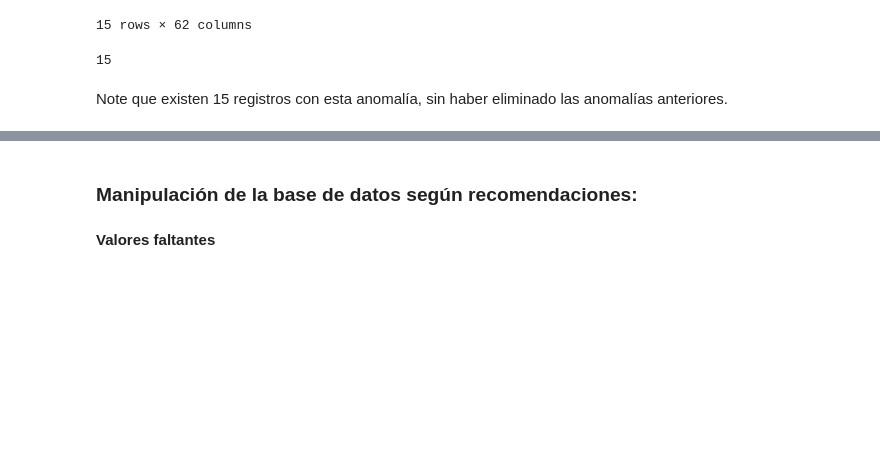
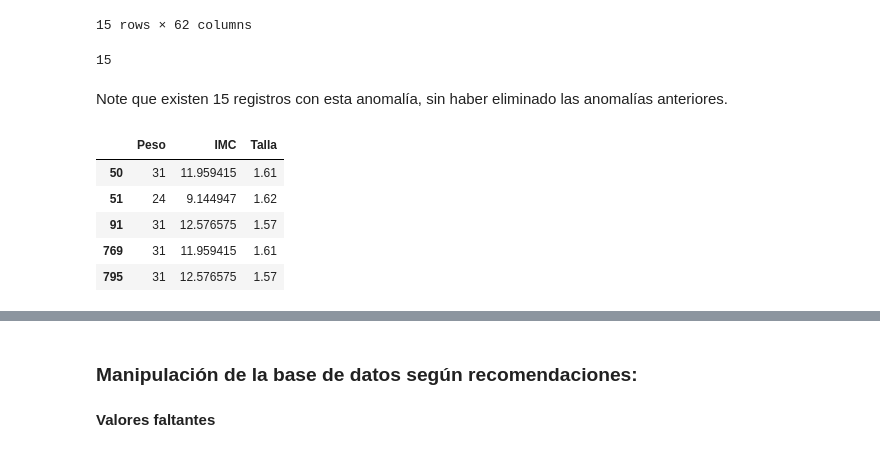
Before and after one commit to Maan0322/ERC_DATOS_MANUESCRITO, a Jupyter notebook: _sources/erc_afro.ipynb, the cells around one changed output, grey strips where cells are left out. Cells and saved outputs as stored; diff of their text form; code cells hidden in the pictures; blank space fills up the shorter version.

```diff
--- a/_sources/erc_afro.ipynb
+++ b/_sources/erc_afro.ipynb
@@ -604,3 +628,12 @@ len(IMC_BAJO)
 15
 # %% [markdown]
 Note que existen 15 registros con esta anomalía, sin haber eliminado las anomalías anteriores.
+# %%
+df.loc[(df["Peso"]<35)&(df["IMC"]<15),["Peso","IMC","Talla"]]
+# %% [output]
+|  | Peso | IMC | Talla |
+| 50 | 31 | 11.959415 | 1.61 |
+| 51 | 24 | 9.144947 | 1.62 |
+| 91 | 31 | 12.576575 | 1.57 |
+| 769 | 31 | 11.959415 | 1.61 |
+| 795 | 31 | 12.576575 | 1.57 |
```
Also changed, not shown: parts of 18 cells of this notebook, 3 other files.
